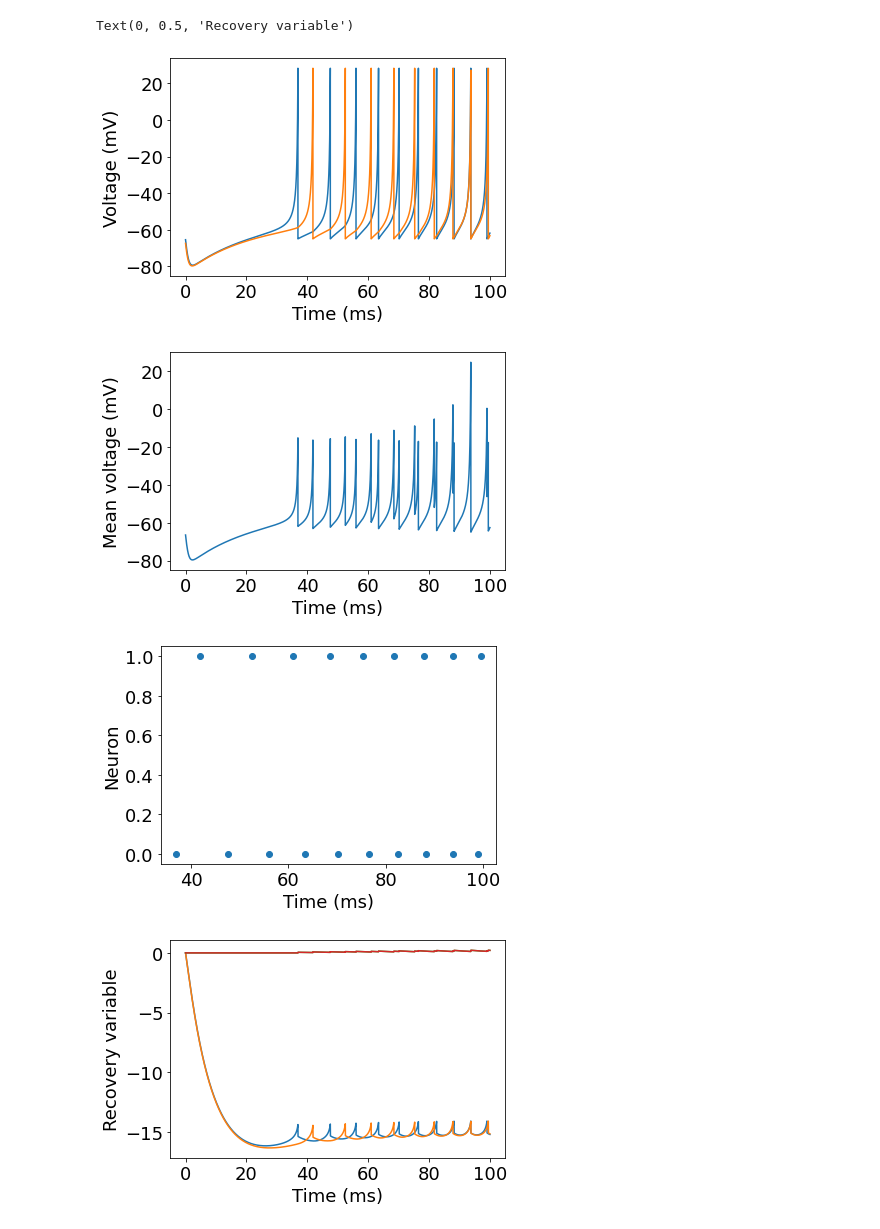
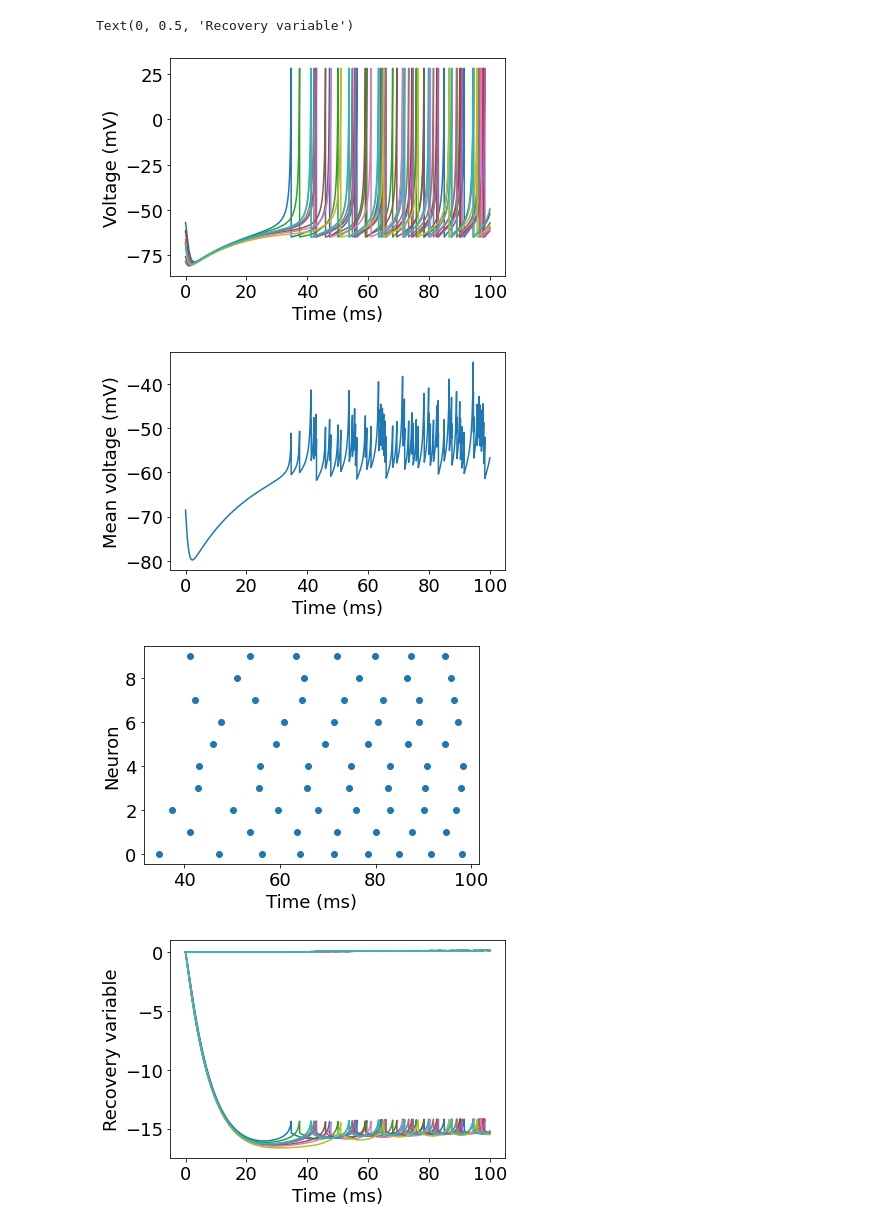
Before and after one commit to davidkelly2002/Final-Year-Project, a Jupyter notebook: Basic Neuron Model.ipynb, the cells around one changed output. Cells and saved outputs as stored; diff of their text form; code cells hidden in the pictures.

```diff
--- a/Basic Neuron Model.ipynb
+++ b/Basic Neuron Model.ipynb
@@ -138,7 +139,7 @@ import random
 
 np.random.seed(101)
 
-N = 2
+N = 10
 T = 100
 M = 50000
 dt = 0.005
@@ -235,37 +236,37 @@ font = {'family': 'Times', 'weight': 'normal', 'size': 18}
 plt.rc('font', **font)
 
 
 plt.figure()
 plt.plot(t_all, y_all[:N, :].T)
 plt.xlabel('Time (ms)')
 plt.ylabel('Voltage (mV)')
 
 
 
 plt.figure()
 plt.plot(t_all, y_all[:N, :].mean(axis=0))
 plt.xlabel('Time (ms)')
 plt.ylabel('Mean voltage (mV)')
 
 
 
 spike_times = spike_times[:spikeCounter, :]
 plt.figure()
 plt.scatter(spike_times[:, 0], spike_times[:, 1])
 plt.xlabel('Time (ms)')
 plt.ylabel('Neuron')
 
 
 plt.figure()
 plt.plot(t_all, y_all[N:, :].T)
 plt.xlabel('Time (ms)')
 plt.ylabel('Recovery variable')
 # %% [output]
 Text(0, 0.5, 'Recovery variable')
-[figure, old version]
+[figure, new version]
-[figure, old version]
+[figure, new version]
-[figure, old version]
+[figure, new version]
-[figure, old version]
+[figure, new version]
 # %%
 # Sparsely connected networks - g is only non-zero for x amount of randomly chosen neurons
 # 1st Order Synaptic Term
```
Also changed, not shown: parts of 5 cells of this notebook.
